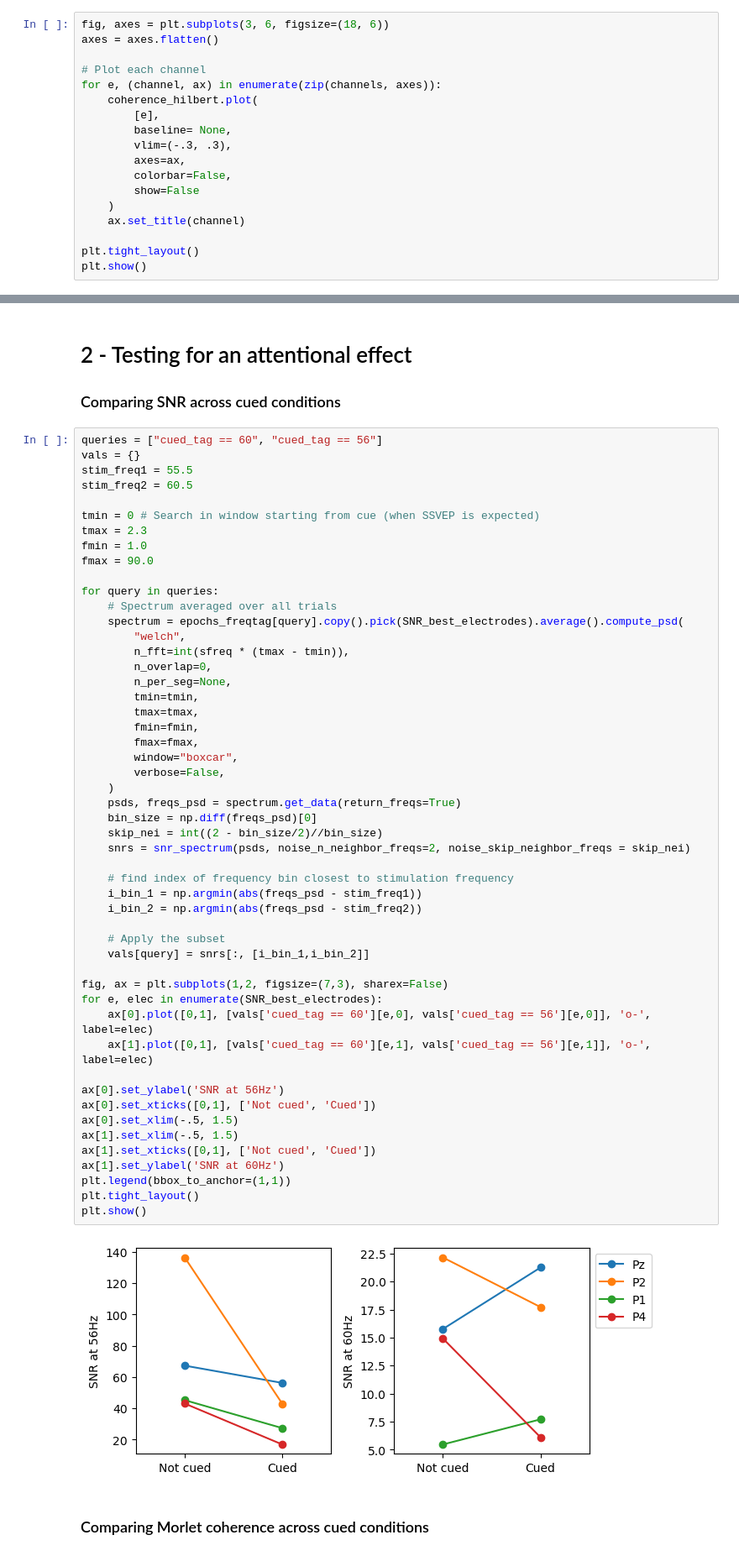
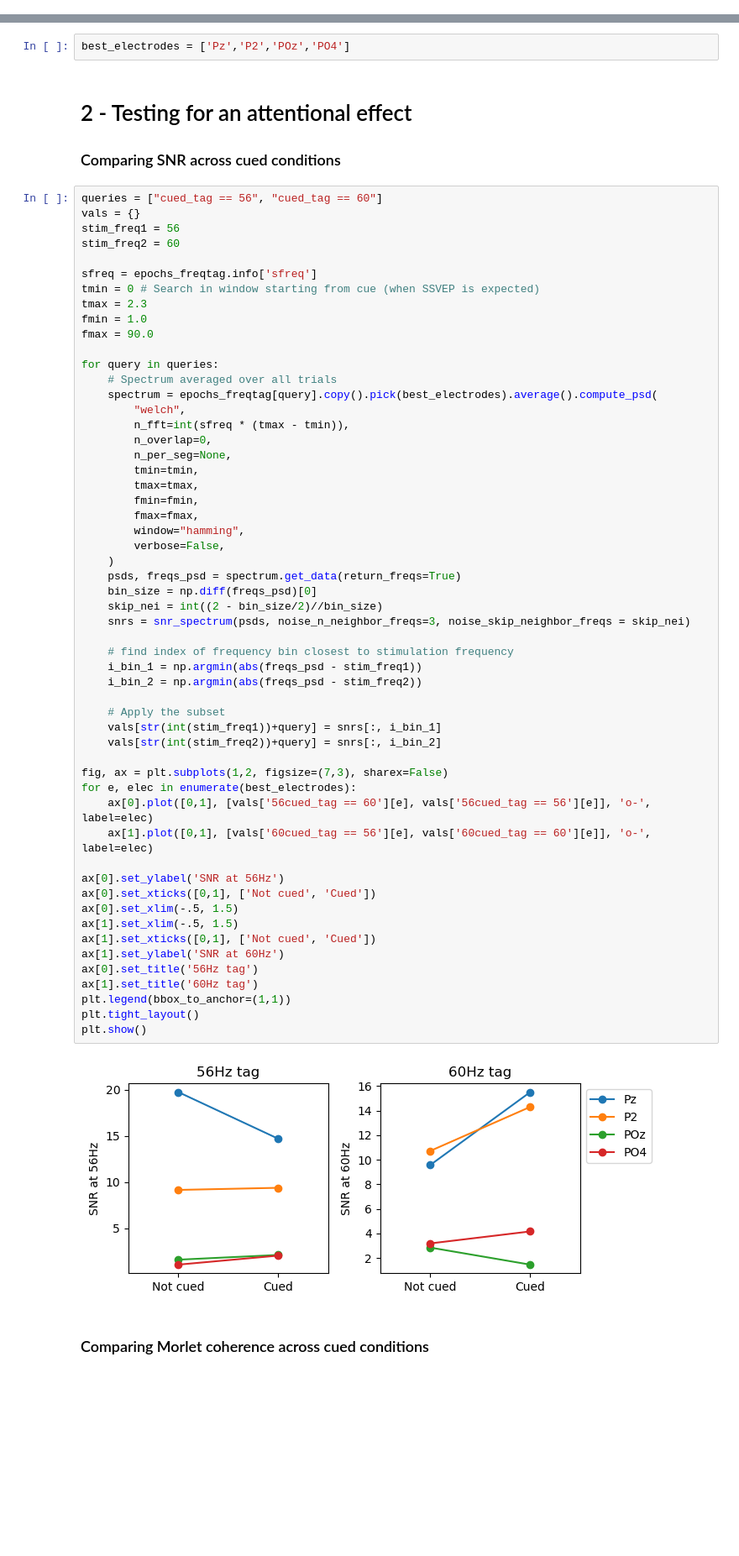
Before and after one commit to LpZamora/RIFT_thesis_expe1, a Jupyter notebook: 3_analysis_template.ipynb, the cells around one changed output, grey strips where cells are left out. Shown at 84% size. Drawn from its saved outputs; the diff is of its cells as text; blank space fills up the shorter version.

```diff
--- a/3_analysis_template.ipynb
+++ b/3_analysis_template.ipynb
@@ -299,18 +354,0 @@ Applying baseline correction (mode: mean)
-# %%
-fig, axes = plt.subplots(3, 6, figsize=(18, 6))
-axes = axes.flatten()
-
-# Plot each channel
-for e, (channel, ax) in enumerate(zip(channels, axes)):
-    coherence_hilbert.plot(
-        [e],
-        baseline= None,
-        vlim=(-.3, .3),
-        axes=ax,
-        colorbar=False,
-        show=False
-    )
-    ax.set_title(channel)
-
-plt.tight_layout()
-plt.show()
@@ -435,12 +447,15 @@ best_electrodes_coherence = np.array(epochs.info['ch_names'])[np.argsort(itc_60_
+# %%
+best_electrodes = ['Pz','P2','POz','PO4']
 # %% [markdown]
 # 2 - Testing for an attentional effect
 ### Comparing SNR across cued conditions
 # %%
-queries = ["cued_tag == 60", "cued_tag == 56"]
+queries = ["cued_tag == 56", "cued_tag == 60"]
 vals = {}
-stim_freq1 = 55.5
-stim_freq2 = 60.5
+stim_freq1 = 56
+stim_freq2 = 60
 
+sfreq = epochs_freqtag.info['sfreq']
 tmin = 0 # Search in window starting from cue (when SSVEP is expected)
 tmax = 2.3
 fmin = 1.0
@@ -448,45 +463,48 @@ fmax = 90.0
 
 for query in queries:
     # Spectrum averaged over all trials
-    spectrum = epochs_freqtag[query].copy().pick(SNR_best_electrodes).average().compute_psd(
+    spectrum = epochs_freqtag[query].copy().pick(best_electrodes).average().compute_psd(
         "welch",
         n_fft=int(sfreq * (tmax - tmin)),
         n_overlap=0,
         n_per_seg=None,
         tmin=tmin,
         tmax=tmax,
         fmin=fmin,
         fmax=fmax,
-        window="boxcar",
+        window="hamming",
         verbose=False,
     )
     psds, freqs_psd = spectrum.get_data(return_freqs=True)
     bin_size = np.diff(freqs_psd)[0]
     skip_nei = int((2 - bin_size/2)//bin_size)
-    snrs = snr_spectrum(psds, noise_n_neighbor_freqs=2, noise_skip_neighbor_freqs = skip_nei)
+    snrs = snr_spectrum(psds, noise_n_neighbor_freqs=3, noise_skip_neighbor_freqs = skip_nei)
 
     # find index of frequency bin closest to stimulation frequency
     i_bin_1 = np.argmin(abs(freqs_psd - stim_freq1))
     i_bin_2 = np.argmin(abs(freqs_psd - stim_freq2))
 
     # Apply the subset
-    vals[query] = snrs[:, [i_bin_1,i_bin_2]]
+    vals[str(int(stim_freq1))+query] = snrs[:, i_bin_1]
+    vals[str(int(stim_freq2))+query] = snrs[:, i_bin_2]
 
 fig, ax = plt.subplots(1,2, figsize=(7,3), sharex=False)
-for e, elec in enumerate(SNR_best_electrodes):
-    ax[0].plot([0,1], [vals['cued_tag == 60'][e,0], vals['cued_tag == 56'][e,0]], 'o-', label=elec)
-    ax[1].plot([0,1], [vals['cued_tag == 60'][e,1], vals['cued_tag == 56'][e,1]], 'o-', label=elec)
+for e, elec in enumerate(best_electrodes):
+    ax[0].plot([0,1], [vals['56cued_tag == 60'][e], vals['56cued_tag == 56'][e]], 'o-', label=elec)
+    ax[1].plot([0,1], [vals['60cued_tag == 56'][e], vals['60cued_tag == 60'][e]], 'o-', label=elec)
 
 ax[0].set_ylabel('SNR at 56Hz')
 ax[0].set_xticks([0,1], ['Not cued', 'Cued'])
 ax[0].set_xlim(-.5, 1.5)
 ax[1].set_xlim(-.5, 1.5)
 ax[1].set_xticks([0,1], ['Not cued', 'Cued'])
 ax[1].set_ylabel('SNR at 60Hz')
+ax[0].set_title('56Hz tag')
+ax[1].set_title('60Hz tag')
 plt.legend(bbox_to_anchor=(1,1))
 plt.tight_layout()
 plt.show()
 # %% [output]
-[figure, old version]
+[figure, new version]
 # %% [markdown]
 ### Comparing Morlet coherence across cued conditions
```
Also changed, not shown: parts of 40 cells of this notebook.
